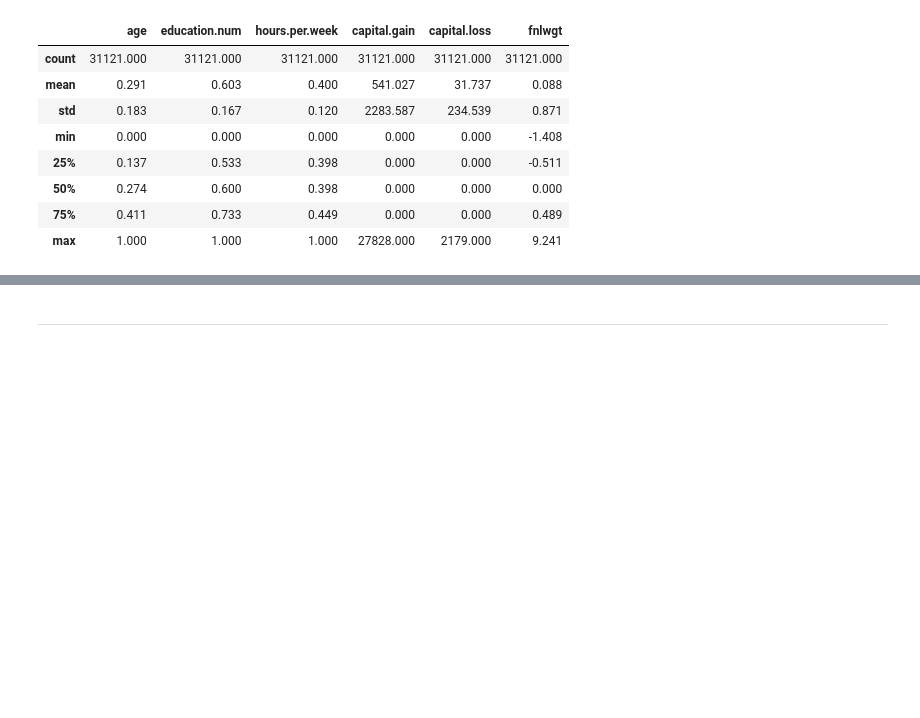
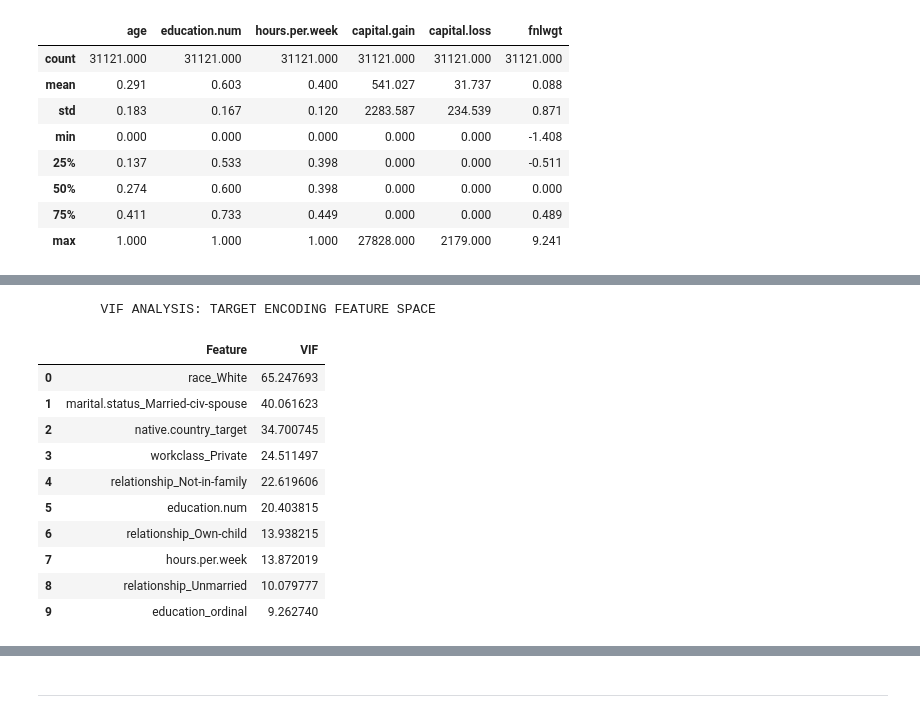
Before and after one commit to quanpro147/HCMUS-DataMining-Prj1, a Jupyter notebook: notebooks/04_preprocessing_tabular.ipynb, the cells around one changed output, grey strips where cells are left out. Cells and saved outputs as stored; diff of their text form; code cells hidden in the pictures; blank space fills up the shorter version.

```diff
--- a/notebooks/04_preprocessing_tabular.ipynb
+++ b/notebooks/04_preprocessing_tabular.ipynb
@@ -905,0 +1095,80 @@ display(df_adult_clean[minmax_cols + robust_cols].describe().round(3))
+# %%
+# Suppress runtime warnings (e.g., divide-by-zero in VIF computation)
+warnings.filterwarnings('ignore')
+num_cols = [
+    'age', 'fnlwgt', 'education.num',
+    'capital.gain', 'capital.loss', 'hours.per.week'
+]
+X_num_scaled = df_adult_clean[num_cols].copy()
+
+# onstruct Full Feature Spaces
+X_target = pd.concat([X_num_scaled, df_target_space], axis=1).astype(float)
+X_binary = pd.concat([X_num_scaled, df_binary_space], axis=1).astype(float)
+X_frequency = pd.concat([X_num_scaled, df_frequency_space], axis=1).astype(float)
+
+# VIF Computation Function
+def compute_vif(X: pd.DataFrame) -> pd.DataFrame:
+    """
+    Compute Variance Inflation Factor (VIF) for each feature.
+    """
+    vif_values = []
+    for i in range(X.shape[1]):
+        try:
+            vif = variance_inflation_factor(X.values, i)
+        except Exception:
+            vif = np.inf
+        vif_values.append(vif)
+    vif_df = pd.DataFrame({
+        'Feature': X.columns,
+        'VIF': vif_values
+    })
+    return vif_df.sort_values(by='VIF', ascending=False).reset_index(drop=True)
+
+
+print("\tVIF ANALYSIS: TARGET ENCODING FEATURE SPACE")
+vif_target = compute_vif(X_target)
+display(
+    vif_target.head(10)
+    .style.highlight_between(
+        subset=['VIF'],
+        left=10,
+        right=np.inf,
+        color='#ffcccc'
+    )
+)
+print("\tVIF ANALYSIS: BINARY ENCODING FEATURE SPACE")
+vif_binary = compute_vif(X_binary)
+display(
+    vif_binary.head(10)
+    .style.highlight_between(
+        subset=['VIF'],
+        left=10,
+        right=np.inf,
+        color='#ffcccc'
+    )
+)
+
+print("\tVIF ANALYSIS: FREQUENCY ENCODING FEATURE SPACE")
+vif_frequency = compute_vif(X_frequency)
+display(
+    vif_frequency.head(10)
+    .style.highlight_between(
+        subset=['VIF'],
+        left=10,
+        right=np.inf,
+        color='#ffcccc'
+    )
+)
+# %% [output]
+        VIF ANALYSIS: TARGET ENCODING FEATURE SPACE
+|  | Feature | VIF |
+| 0 | race_White | 65.247693 |
+| 1 | marital.status_Married-civ-spouse | 40.061623 |
+| 2 | native.country_target | 34.700745 |
+| 3 | workclass_Private | 24.511497 |
+| 4 | relationship_Not-in-family | 22.619606 |
+| 5 | education.num | 20.403815 |
+| 6 | relationship_Own-child | 13.938215 |
+| 7 | hours.per.week | 13.872019 |
+| 8 | relationship_Unmarried | 10.079777 |
+| 9 | education_ordinal | 9.262740 |
```
Also changed, not shown: parts of 24 cells of this notebook.
